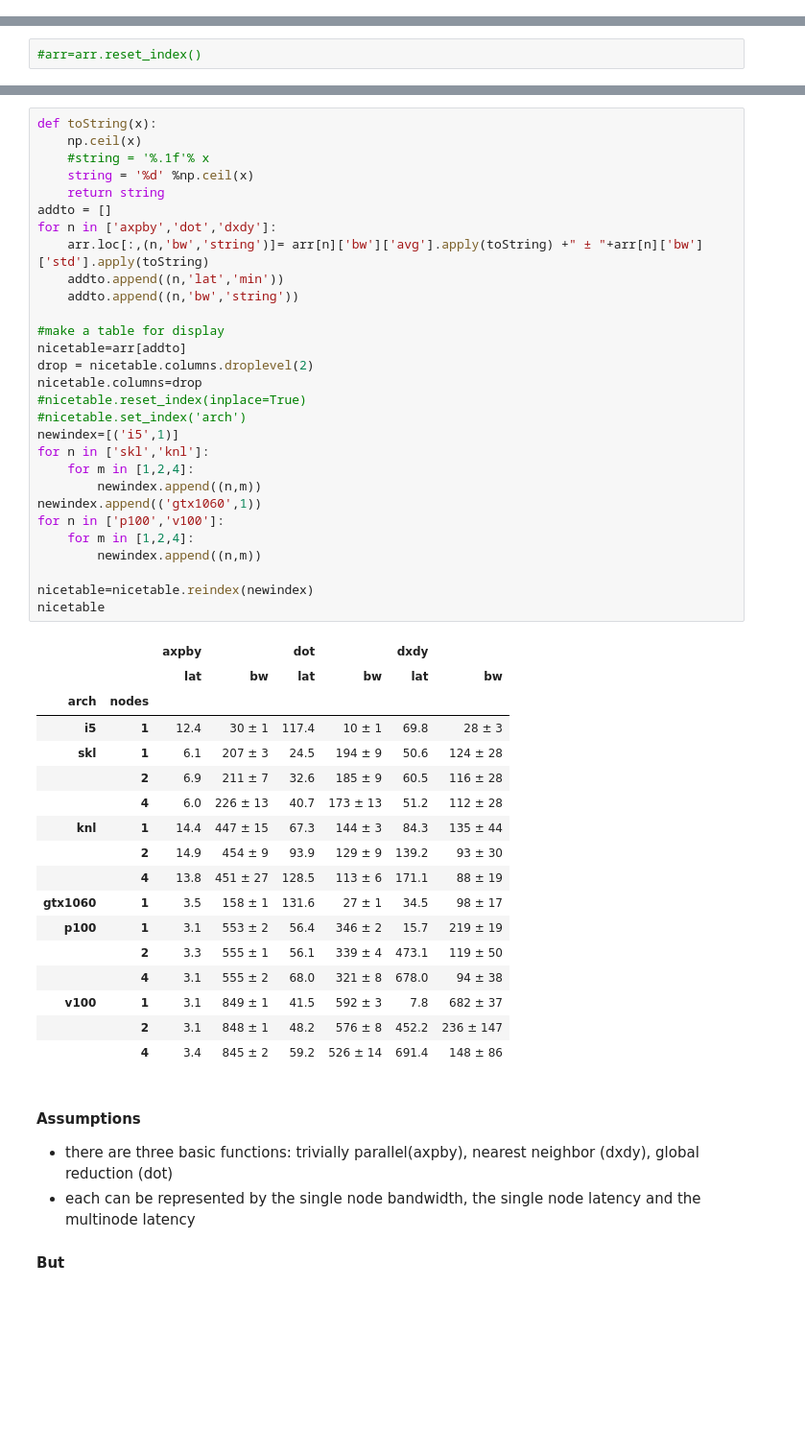
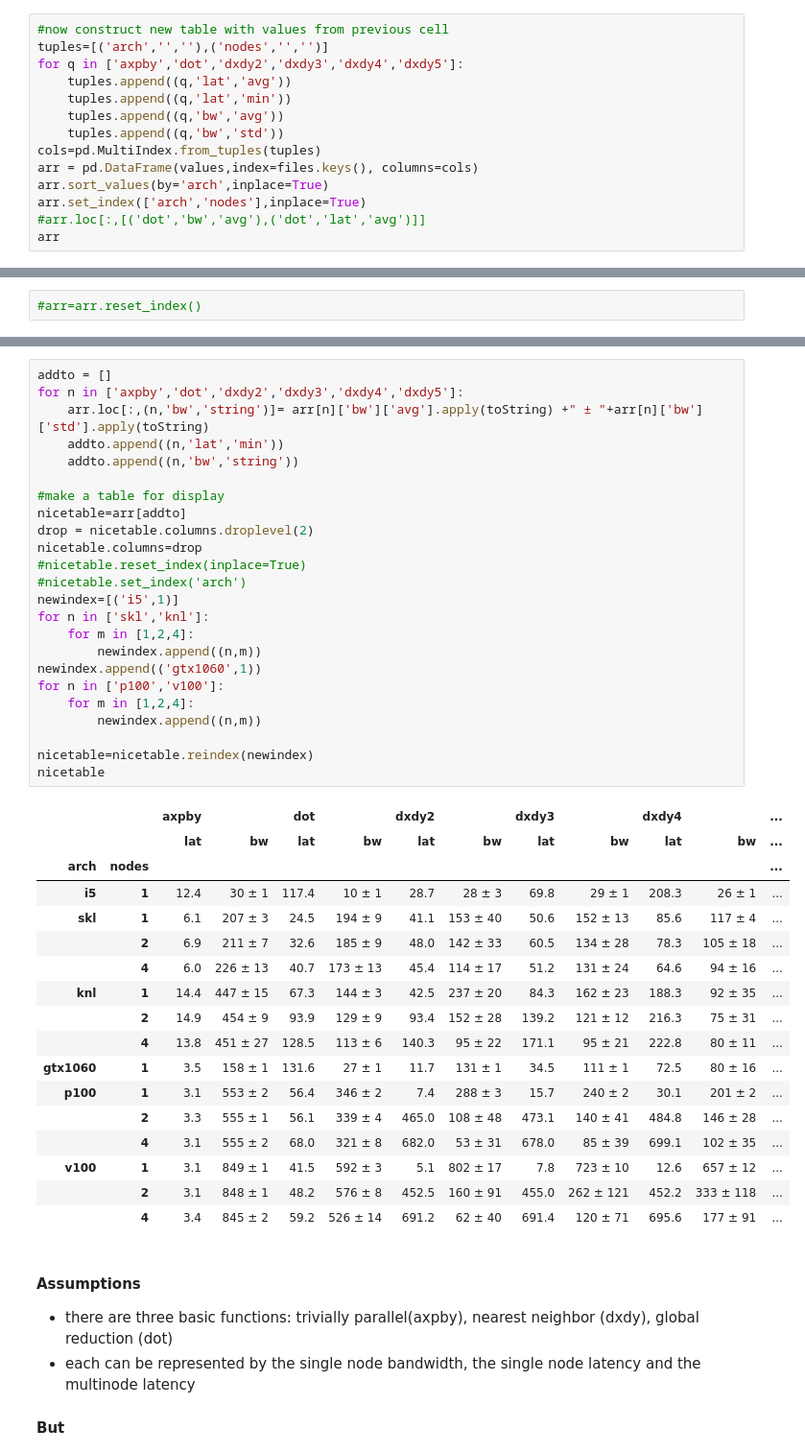
Before and after one commit to mwiesenberger/performance, a Jupyter notebook: 4-latencies-and-bandwidths.ipynb, the cells around one changed output, grey strips where cells are left out. Shown at 96% size. Cells and saved outputs as stored; diff of their text form; blank space fills up the shorter version.

```diff
--- a/4-latencies-and-bandwidths.ipynb
+++ b/4-latencies-and-bandwidths.ipynb
@@ -83,0 +86,14 @@ arr.set_index(['arch','nodes'],inplace=True)
+# %%
+#now construct new table with values from previous cell
+tuples=[('arch','',''),('nodes','','')]
+for q in ['axpby','dot','dxdy2','dxdy3','dxdy4','dxdy5']:
+    tuples.append((q,'lat','avg'))
+    tuples.append((q,'lat','min'))
+    tuples.append((q,'bw','avg'))
+    tuples.append((q,'bw','std'))
+cols=pd.MultiIndex.from_tuples(tuples)
+arr = pd.DataFrame(values,index=files.keys(), columns=cols)
+arr.sort_values(by='arch',inplace=True)
+arr.set_index(['arch','nodes'],inplace=True)
+#arr.loc[:,[('dot','bw','avg'),('dot','lat','avg')]]
+arr
@@ -86,50 +129,45 @@ arr.set_index(['arch','nodes'],inplace=True)
 # %%
-def toString(x):
-    np.ceil(x)
-    #string = '%.1f'% x
-    string = '%d' %np.ceil(x)
-    return string
 addto = []
-for n in ['axpby','dot','dxdy']:
+for n in ['axpby','dot','dxdy2','dxdy3','dxdy4','dxdy5']:
     arr.loc[:,(n,'bw','string')]= arr[n]['bw']['avg'].apply(toString) +" ± "+arr[n]['bw']['std'].apply(toString)
     addto.append((n,'lat','min'))
     addto.append((n,'bw','string'))
 
 #make a table for display
 nicetable=arr[addto]
 drop = nicetable.columns.droplevel(2)
 nicetable.columns=drop
 #nicetable.reset_index(inplace=True)
 #nicetable.set_index('arch')
 newindex=[('i5',1)]
 for n in ['skl','knl']:
     for m in [1,2,4]:
         newindex.append((n,m))
 newindex.append(('gtx1060',1))
 for n in ['p100','v100']:
     for m in [1,2,4]:
         newindex.append((n,m))
 
 nicetable=nicetable.reindex(newindex)
 nicetable
 # %% [output]
-|  |  | axpby |  | dot |  | dxdy |  |
-|  |  | lat | bw | lat | bw | lat | bw |
-| arch | nodes |  |  |  |  |  |  |
-| i5 | 1 | 12.4 | 30 ± 1 | 117.4 | 10 ± 1 | 69.8 | 28 ± 3 |
-| skl | 1 | 6.1 | 207 ± 3 | 24.5 | 194 ± 9 | 50.6 | 124 ± 28 |
-|  | 2 | 6.9 | 211 ± 7 | 32.6 | 185 ± 9 | 60.5 | 116 ± 28 |
-|  | 4 | 6.0 | 226 ± 13 | 40.7 | 173 ± 13 | 51.2 | 112 ± 28 |
-| knl | 1 | 14.4 | 447 ± 15 | 67.3 | 144 ± 3 | 84.3 | 135 ± 44 |
-|  | 2 | 14.9 | 454 ± 9 | 93.9 | 129 ± 9 | 139.2 | 93 ± 30 |
-|  | 4 | 13.8 | 451 ± 27 | 128.5 | 113 ± 6 | 171.1 | 88 ± 19 |
-| gtx1060 | 1 | 3.5 | 158 ± 1 | 131.6 | 27 ± 1 | 34.5 | 98 ± 17 |
-| p100 | 1 | 3.1 | 553 ± 2 | 56.4 | 346 ± 2 | 15.7 | 219 ± 19 |
-|  | 2 | 3.3 | 555 ± 1 | 56.1 | 339 ± 4 | 473.1 | 119 ± 50 |
-|  | 4 | 3.1 | 555 ± 2 | 68.0 | 321 ± 8 | 678.0 | 94 ± 38 |
-| v100 | 1 | 3.1 | 849 ± 1 | 41.5 | 592 ± 3 | 7.8 | 682 ± 37 |
-|  | 2 | 3.1 | 848 ± 1 | 48.2 | 576 ± 8 | 452.2 | 236 ± 147 |
-|  | 4 | 3.4 | 845 ± 2 | 59.2 | 526 ± 14 | 691.4 | 148 ± 86 |
+|  |  | axpby |  | dot |  | dxdy2 |  | dxdy3 |  | dxdy4 |  | ... |
+|  |  | lat | bw | lat | bw | lat | bw | lat | bw | lat | bw | ... |
+| arch | nodes |  |  |  |  |  |  |  |  |  |  | ... |
+| i5 | 1 | 12.4 | 30 ± 1 | 117.4 | 10 ± 1 | 28.7 | 28 ± 3 | 69.8 | 29 ± 1 | 208.3 | 26 ± 1 | ... |
+| skl | 1 | 6.1 | 207 ± 3 | 24.5 | 194 ± 9 | 41.1 | 153 ± 40 | 50.6 | 152 ± 13 | 85.6 | 117 ± 4 | ... |
+|  | 2 | 6.9 | 211 ± 7 | 32.6 | 185 ± 9 | 48.0 | 142 ± 33 | 60.5 | 134 ± 28 | 78.3 | 105 ± 18 | ... |
+|  | 4 | 6.0 | 226 ± 13 | 40.7 | 173 ± 13 | 45.4 | 114 ± 17 | 51.2 | 131 ± 24 | 64.6 | 94 ± 16 | ... |
+| knl | 1 | 14.4 | 447 ± 15 | 67.3 | 144 ± 3 | 42.5 | 237 ± 20 | 84.3 | 162 ± 23 | 188.3 | 92 ± 35 | ... |
+|  | 2 | 14.9 | 454 ± 9 | 93.9 | 129 ± 9 | 93.4 | 152 ± 28 | 139.2 | 121 ± 12 | 216.3 | 75 ± 31 | ... |
+|  | 4 | 13.8 | 451 ± 27 | 128.5 | 113 ± 6 | 140.3 | 95 ± 22 | 171.1 | 95 ± 21 | 222.8 | 80 ± 11 | ... |
+| gtx1060 | 1 | 3.5 | 158 ± 1 | 131.6 | 27 ± 1 | 11.7 | 131 ± 1 | 34.5 | 111 ± 1 | 72.5 | 80 ± 16 | ... |
+| p100 | 1 | 3.1 | 553 ± 2 | 56.4 | 346 ± 2 | 7.4 | 288 ± 3 | 15.7 | 240 ± 2 | 30.1 | 201 ± 2 | ... |
+|  | 2 | 3.3 | 555 ± 1 | 56.1 | 339 ± 4 | 465.0 | 108 ± 48 | 473.1 | 140 ± 41 | 484.8 | 146 ± 28 | ... |
+|  | 4 | 3.1 | 555 ± 2 | 68.0 | 321 ± 8 | 682.0 | 53 ± 31 | 678.0 | 85 ± 39 | 699.1 | 102 ± 35 | ... |
+| v100 | 1 | 3.1 | 849 ± 1 | 41.5 | 592 ± 3 | 5.1 | 802 ± 17 | 7.8 | 723 ± 10 | 12.6 | 657 ± 12 | ... |
+|  | 2 | 3.1 | 848 ± 1 | 48.2 | 576 ± 8 | 452.5 | 160 ± 91 | 455.0 | 262 ± 121 | 452.2 | 333 ± 118 | ... |
+|  | 4 | 3.4 | 845 ± 2 | 59.2 | 526 ± 14 | 691.2 | 62 ± 40 | 691.4 | 120 ± 71 | 695.6 | 177 ± 91 | ... |
 # %% [markdown]
 #### Assumptions
 - there are three basic functions: trivially parallel(axpby), nearest neighbor (dxdy), global reduction (dot)
```
Also changed, not shown: parts of 8 cells of this notebook, 4 other files.
